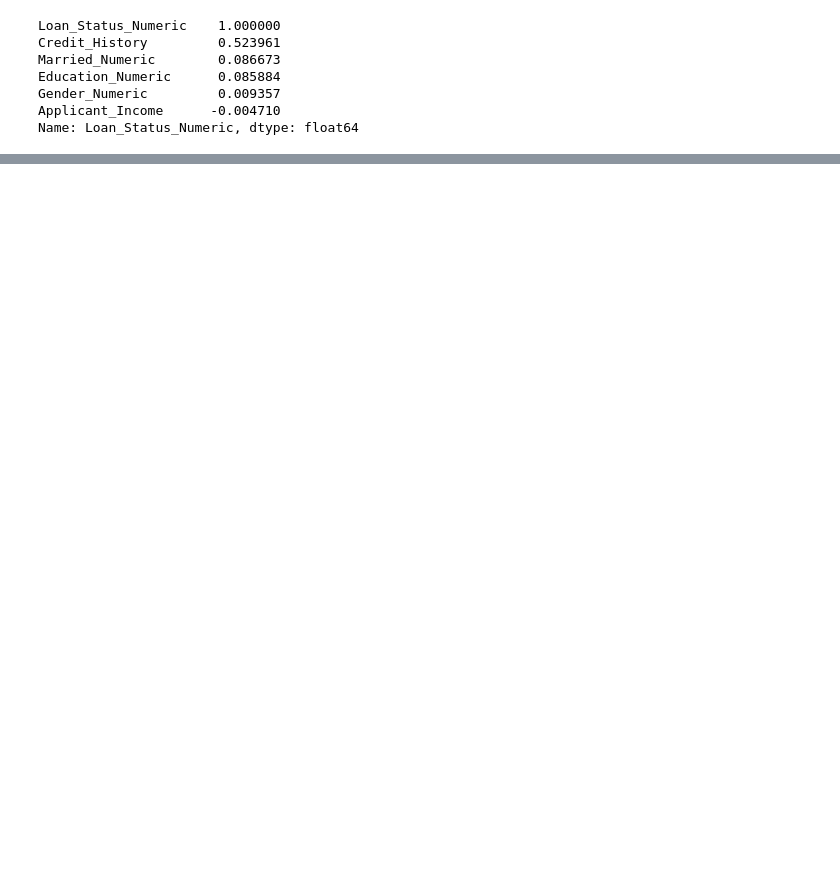
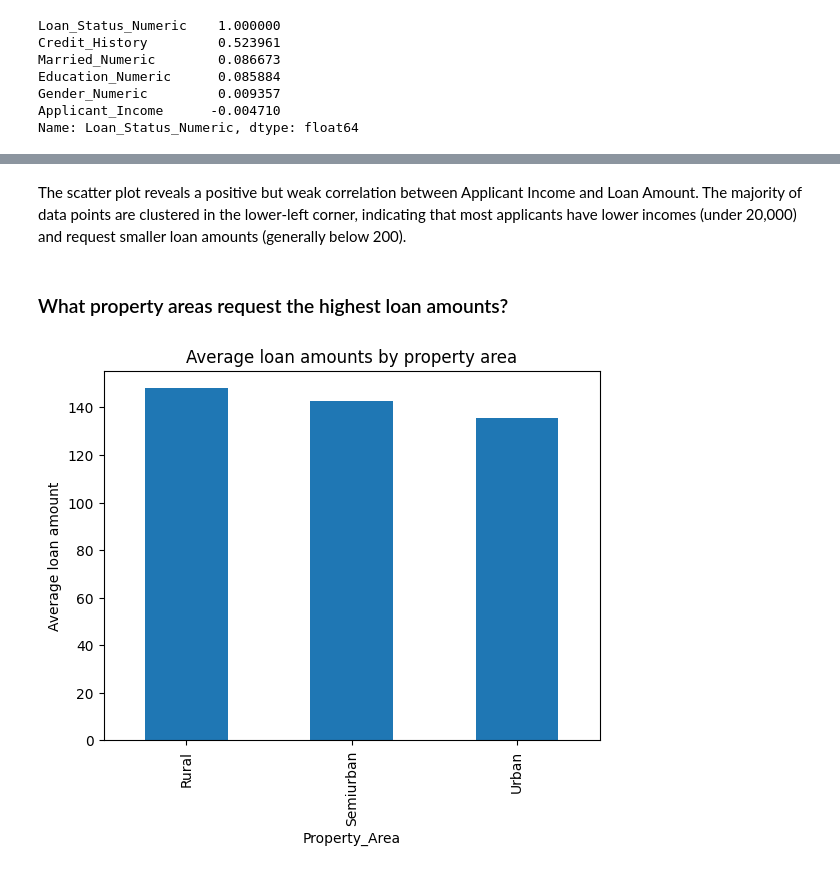
Before and after one commit to Kalebb12/30-days-of-datasets, a Jupyter notebook: Day 22/notebook.ipynb, the cells around one changed output, grey strips where cells are left out. Saved outputs shown, nothing was run; the diff lists cells and outputs as text; code cells hidden in the pictures; blank space fills up the shorter version.

```diff
--- a/Day 22/notebook.ipynb
+++ b/Day 22/notebook.ipynb
@@ -138,0 +191,10 @@ credit history is positively correlated with loan status
+# %% [markdown]
+The scatter plot reveals a positive but weak correlation between Applicant Income and Loan Amount. The majority of data points are clustered in the lower-left corner, indicating that most applicants have lower incomes (under 20,000) and request smaller loan amounts (generally below 200).
+# %% [markdown]
+### What property areas request the highest loan amounts?
+# %%
+df.groupby('Property_Area')['Loan_Amount'].mean().plot(kind='bar',title='Average loan amounts by property area')
+plt.ylabel('Average loan amount')
+plt.show()
+# %% [output]
+[figure, added]
```
Also changed, not shown: parts of 19 cells of this notebook, 3 other files.
